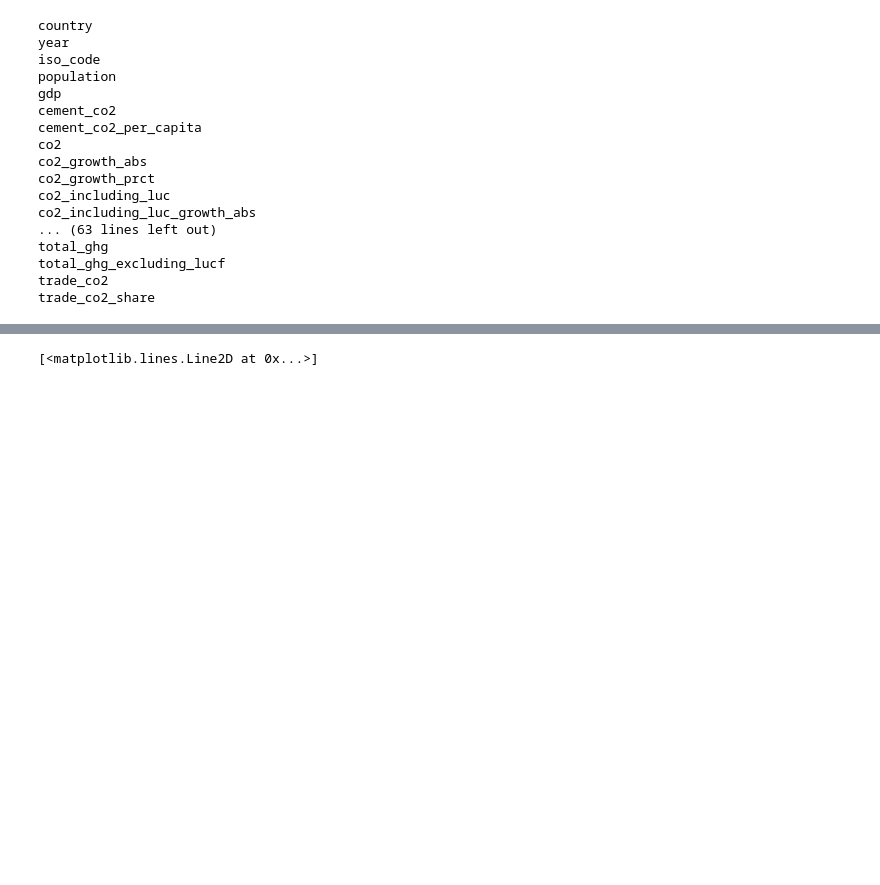
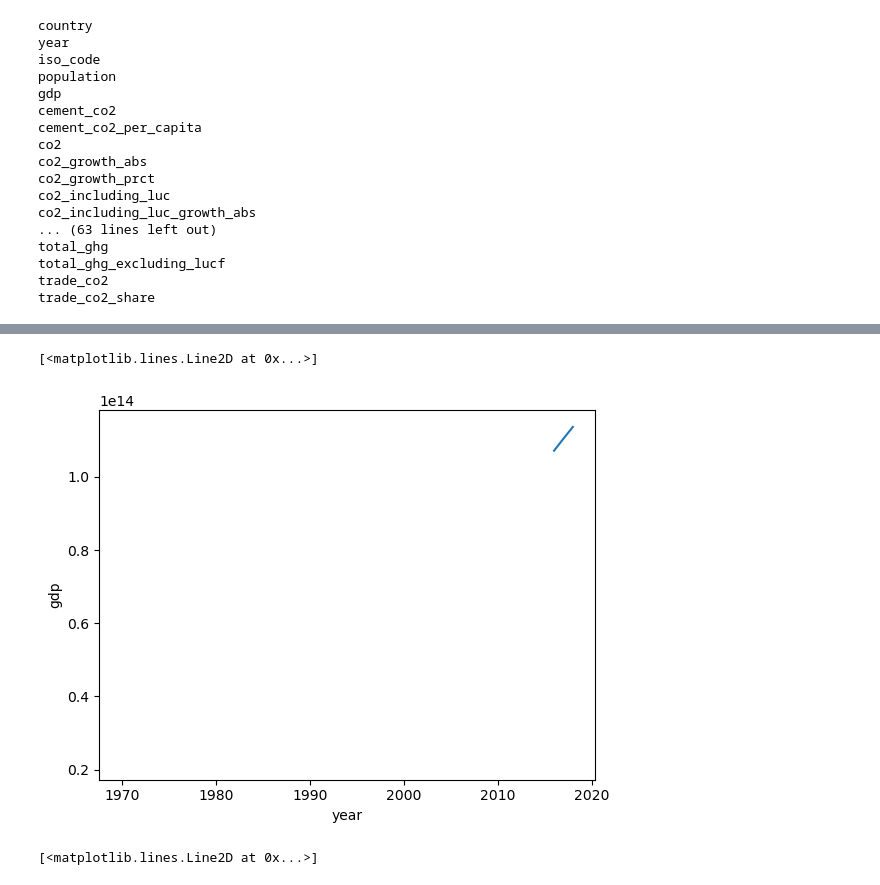
Before and after one commit to fedef17/Spectre, a Jupyter notebook: read_data.ipynb, the cells around one changed output, grey strips where cells are left out. Saved outputs shown, nothing was run; the diff lists cells and outputs as text; code cells hidden in the pictures; blank space fills up the shorter version.

```diff
--- a/read_data.ipynb
+++ b/read_data.ipynb
@@ -71,3 +97,8 @@ trade_co2_share
+# %%
+gdp.sel(year = slice(1970, None)).plot()
+# %% [output]
+[<matplotlib.lines.Line2D at 0x...>]
+[figure, added]
 # %%
 plt.plot(codict['year'], codict['population'])
 # %% [output]
```
Also changed, not shown: parts of 17 cells of this notebook, 2 other files.
